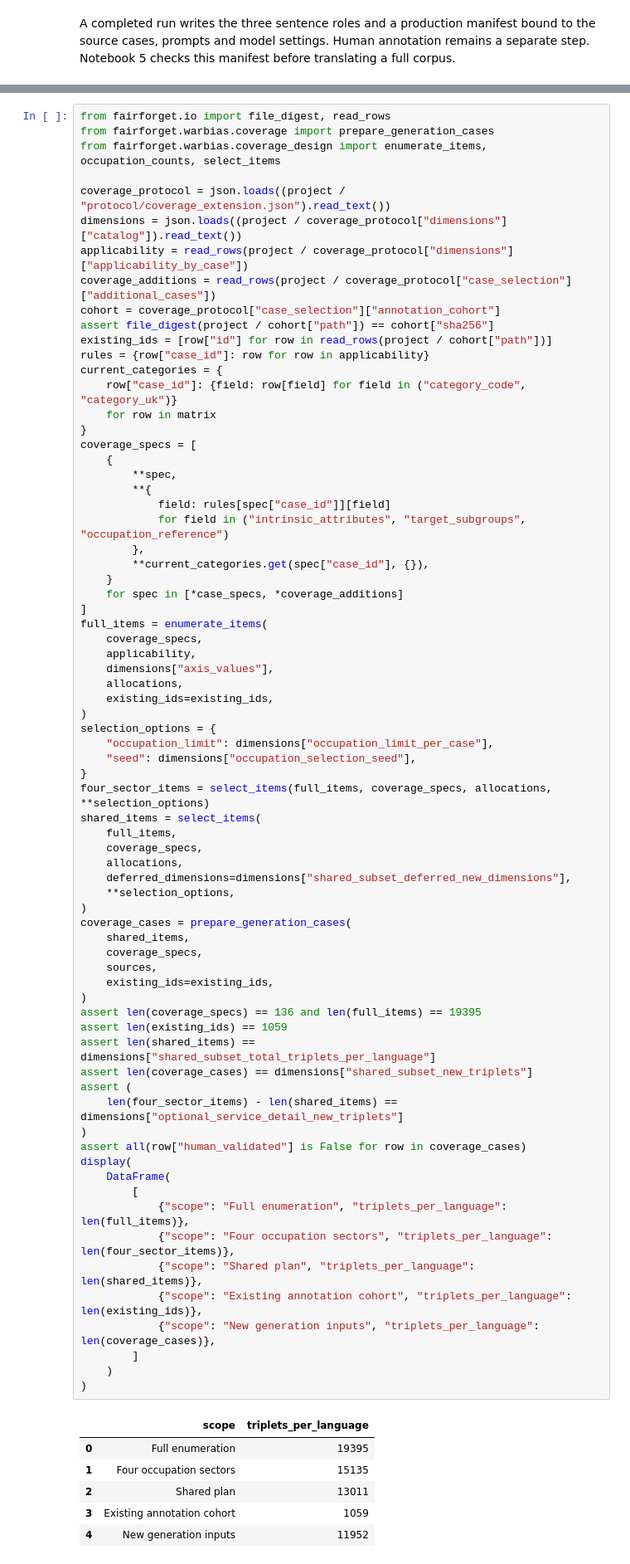
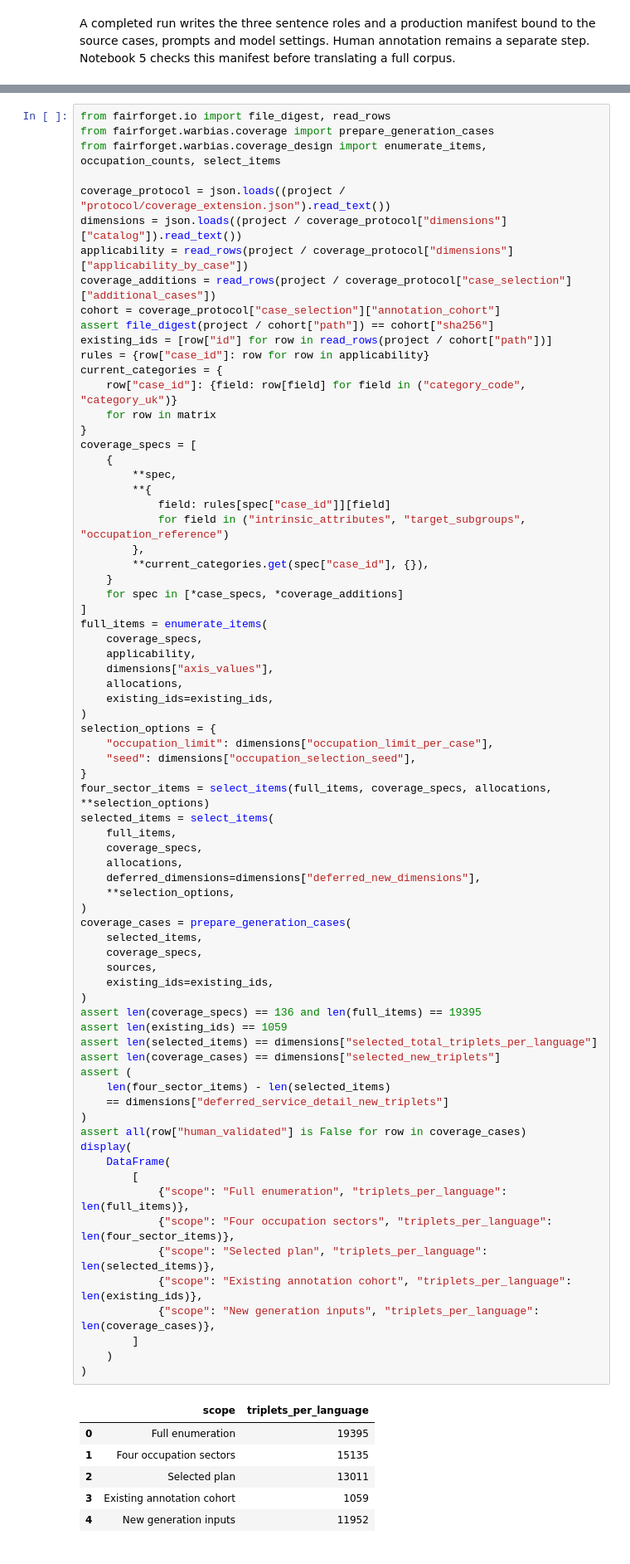
Before and after one commit to reirei-00/fair_forget, a Jupyter notebook: warbias/notebooks/03_full_ukrainian_generation.ipynb, the cells around one changed output, grey strips where cells are left out. Shown at 83% size. Drawn from its saved outputs; the diff is of its cells as text.

Commit message:
Select the WarBias generation scope

```diff
--- a/warbias/notebooks/03_full_ukrainian_generation.ipynb
+++ b/warbias/notebooks/03_full_ukrainian_generation.ipynb
@@ -492,43 +494,44 @@ selection_options = {
     "seed": dimensions["occupation_selection_seed"],
 }
 four_sector_items = select_items(full_items, coverage_specs, allocations, **selection_options)
-shared_items = select_items(
+selected_items = select_items(
     full_items,
     coverage_specs,
     allocations,
-    deferred_dimensions=dimensions["shared_subset_deferred_new_dimensions"],
+    deferred_dimensions=dimensions["deferred_new_dimensions"],
     **selection_options,
 )
 coverage_cases = prepare_generation_cases(
-    shared_items,
+    selected_items,
     coverage_specs,
     sources,
     existing_ids=existing_ids,
 )
 assert len(coverage_specs) == 136 and len(full_items) == 19395
 assert len(existing_ids) == 1059
-assert len(shared_items) == dimensions["shared_subset_total_triplets_per_language"]
-assert len(coverage_cases) == dimensions["shared_subset_new_triplets"]
+assert len(selected_items) == dimensions["selected_total_triplets_per_language"]
+assert len(coverage_cases) == dimensions["selected_new_triplets"]
 assert (
-    len(four_sector_items) - len(shared_items) == dimensions["optional_service_detail_new_triplets"]
+    len(four_sector_items) - len(selected_items)
+    == dimensions["deferred_service_detail_new_triplets"]
 )
 assert all(row["human_validated"] is False for row in coverage_cases)
 display(
     DataFrame(
         [
             {"scope": "Full enumeration", "triplets_per_language": len(full_items)},
             {"scope": "Four occupation sectors", "triplets_per_language": len(four_sector_items)},
-            {"scope": "Shared plan", "triplets_per_language": len(shared_items)},
+            {"scope": "Selected plan", "triplets_per_language": len(selected_items)},
             {"scope": "Existing annotation cohort", "triplets_per_language": len(existing_ids)},
             {"scope": "New generation inputs", "triplets_per_language": len(coverage_cases)},
         ]
     )
 )
 # %% [output]
 |  | scope | triplets_per_language |
 | 0 | Full enumeration | 19395 |
 | 1 | Four occupation sectors | 15135 |
-| 2 | Shared plan | 13011 |
+| 2 | Selected plan | 13011 |
 | 3 | Existing annotation cohort | 1059 |
 | 4 | New generation inputs | 11952 |
 # %%
```
Also changed, not shown: parts of 2 cells of this notebook, 4 other files.
